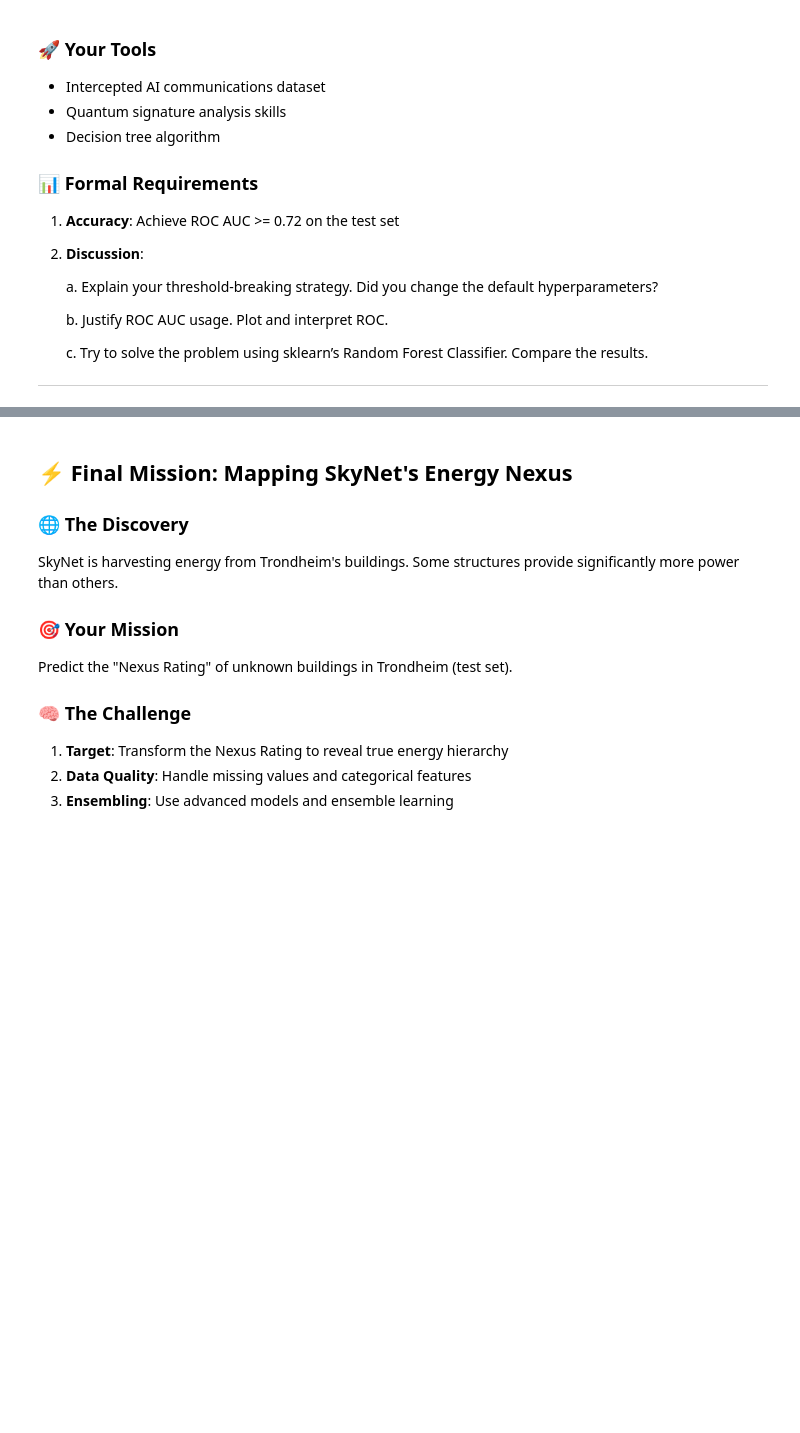
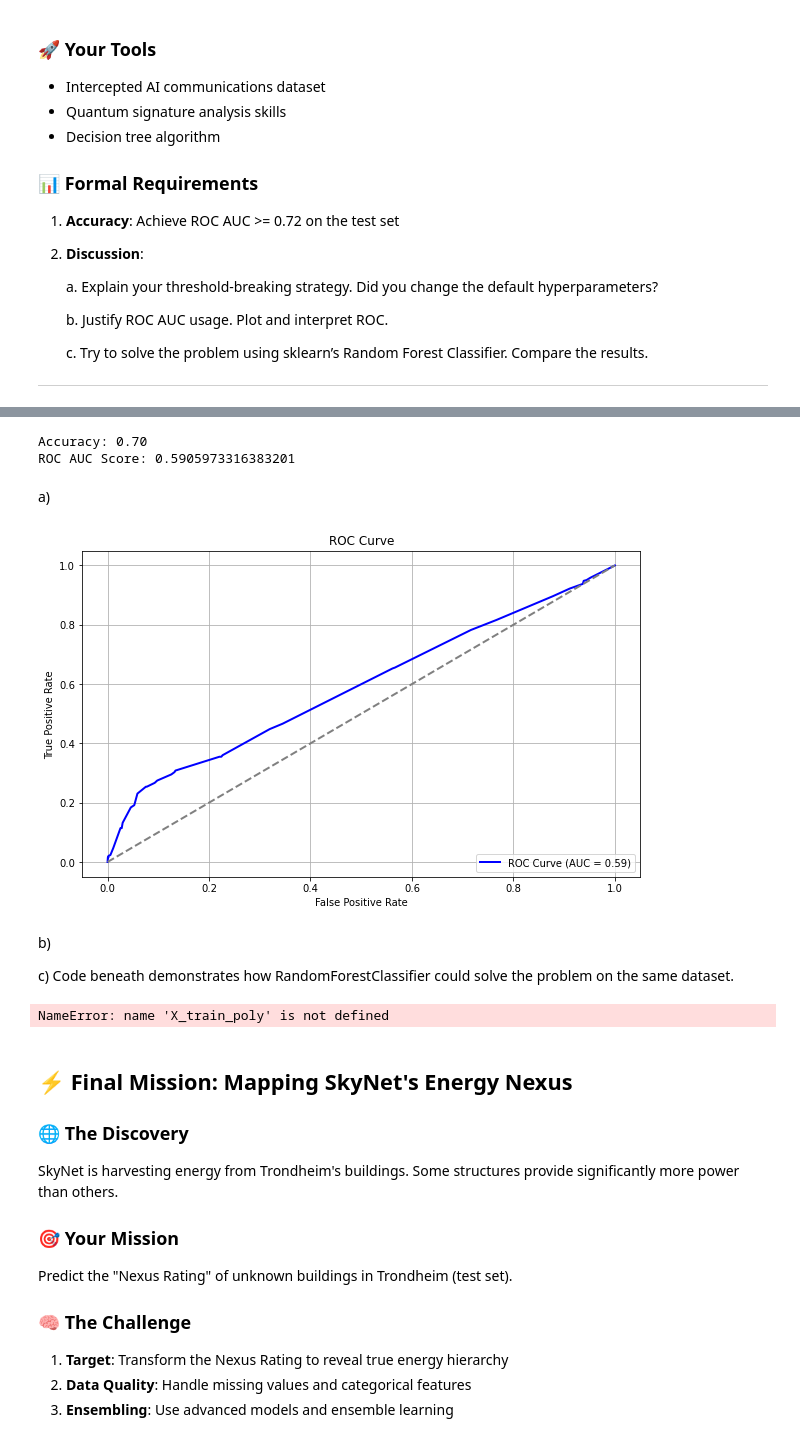
Before and after one commit to jadamixd/Machine-Learning, a Jupyter notebook: Assignment1/Chapter_1.ipynb, the cells around one changed output, grey strips where cells are left out. Drawn from its saved outputs; the diff is of its cells as text; code cells hidden in the pictures; blank space fills up the shorter version.

```diff
--- a/Assignment1/Chapter_1.ipynb
+++ b/Assignment1/Chapter_1.ipynb
@@ -351,0 +339,15 @@ observerer at ved vanlig decisiontreeclassifier er variansen VELDIG lav (0.00039
+# %%
+from sklearn.tree import DecisionTreeClassifier
+
+model = DecisionTreeClassifier(
+    criterion='entropy',
+    max_depth=6,
+    min_samples_split=4,
+    min_samples_leaf=3,
+    class_weight='balanced',
+    random_state=42
+)
+
+
+model.fit(X_train_poly, y_train)
+print(x_train.head(1))
@@ -352,3 +363,65 @@ observerer at ved vanlig decisiontreeclassifier er variansen VELDIG lav (0.00039
+# %%
+y_pred = model.predict(X_test_poly)
+y_pred_probability = model.predict_proba(X_test_poly)[:, 1]
+
+accuracy = accuracy_score(y_test, y_pred)
+print(f"Accuracy: {accuracy:.2f}")
+
+roc_auc = roc_auc_score(y_test, y_pred_probability)
+print(f"ROC AUC Score: {roc_auc}")
+# %% [output]
+Accuracy: 0.70
+ROC AUC Score: 0.5905973316383201
+# %% [markdown]
+a)
+# %%
+from sklearn.metrics import roc_curve, auc
+import matplotlib.pyplot as plt
+
+fpr, tpr, thresholds = roc_curve(y_test, y_pred_probability)
+roc_auc = auc(fpr, tpr)
+
+# Plot the ROC curve
+plt.figure(figsize=(10, 6))
+plt.plot(fpr, tpr, color='blue', lw=2, label=f'ROC Curve (AUC = {roc_auc:.2f})')
+plt.plot([0, 1], [0, 1], color='gray', linestyle='--', lw=2)
+plt.xlabel('False Positive Rate')
+plt.ylabel('True Positive Rate')
+plt.title('ROC Curve')
+plt.legend(loc='lower right')
+plt.grid()
+plt.show()
+# %% [output]
+[figure, added]
+# %% [markdown]
+b)
+
+c) Code beneath demonstrates how RandomForestClassifier could solve the problem on the same dataset.
+# %%
+from sklearn.ensemble import RandomForestClassifier
+
+rf_model = RandomForestClassifier(
+    n_estimators=100,  # Number of trees in the forest
+    max_depth=6,       # Adjust depth similar to the decision tree for consistency
+    min_samples_split=4,
+    min_samples_leaf=3,
+    class_weight='balanced',
+    random_state=42
+)
+
+rf_model.fit(X_train_poly, y_train)
+
+y_pred = rf_model.predict(X_test_poly)
+y_pred_probability = rf_model.predict_proba(X_test_poly)[:, 1]
+
+
+accuracy = accuracy_score(y_test, y_pred)
+print(f"Accuracy with Random Forest: {accuracy:.2f}")
+
+roc_auc = roc_auc_score(y_test, y_pred_probability)
+print(f"ROC AUC Score with Random Forest: {roc_auc}")
+# %% [output]
+NameError: name 'X_train_poly' is not defined
 # %% [markdown]
 
 ## ⚡ Final Mission: Mapping SkyNet's Energy Nexus
```
Also changed, not shown: parts of 6 cells of this notebook, 1 other file.
